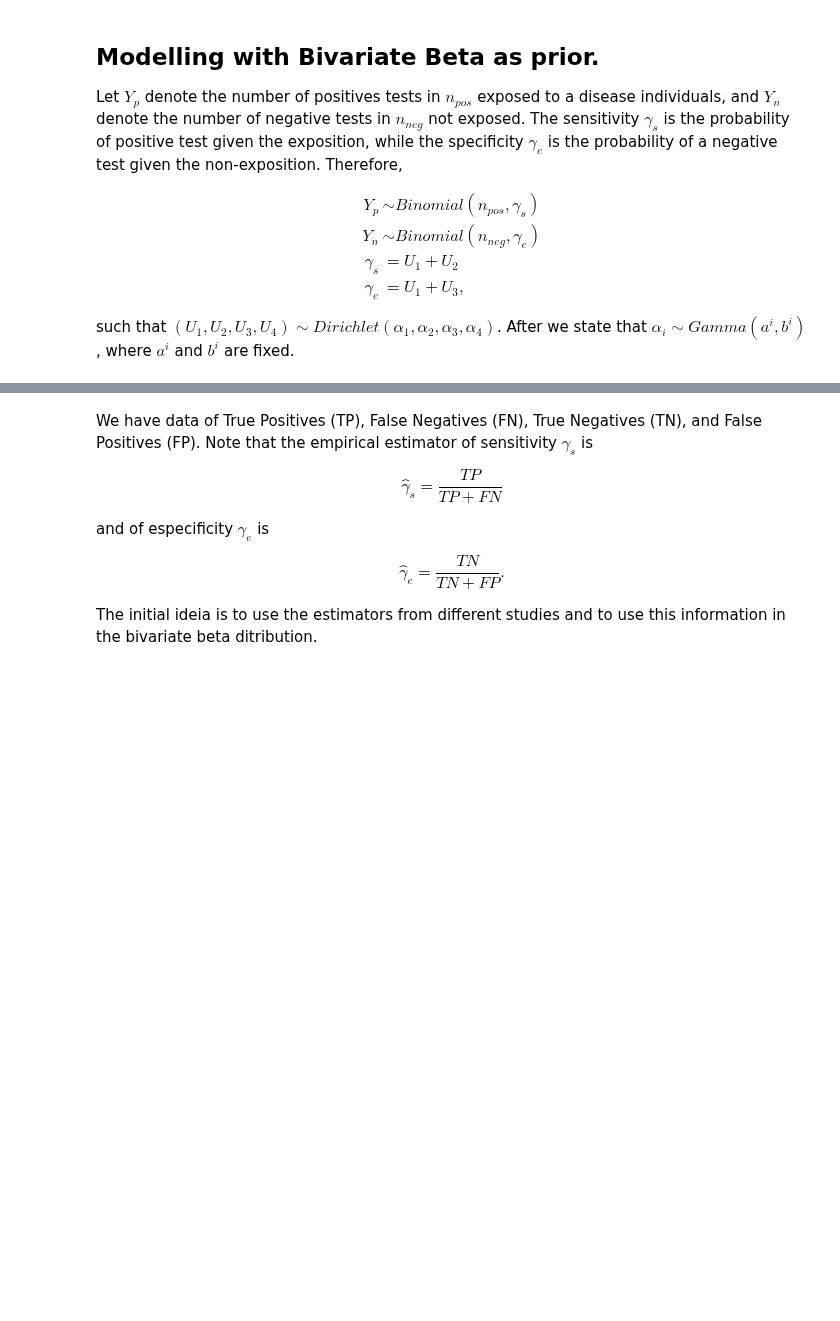
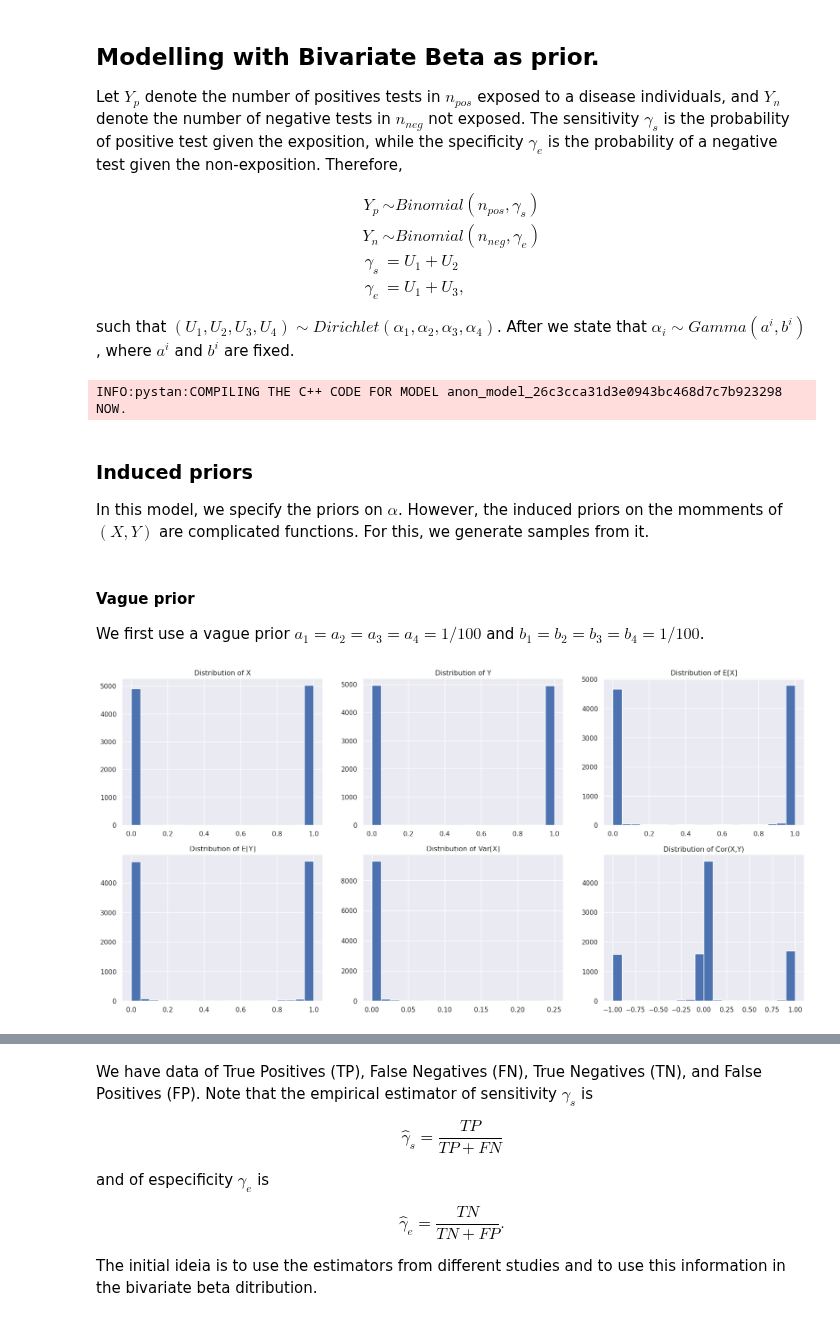
Before and after one commit to lucasmoschen/rds-bayesian-analysis-tcc, a Jupyter notebook: exercises/spec_sens/bivariate_diagnose_analysis.ipynb, the cells around one changed output, grey strips where cells are left out. Saved outputs shown, nothing was run; the diff lists cells and outputs as text; code cells hidden in the pictures; blank space fills up the shorter version.

Commit message:
preliminary analysis beta

```diff
--- a/exercises/spec_sens/bivariate_diagnose_analysis.ipynb
+++ b/exercises/spec_sens/bivariate_diagnose_analysis.ipynb
@@ -91,0 +117,54 @@ such that $(U_1, U_2, U_3, U_4) \sim Dirichlet(\alpha_1, \alpha_2, \alpha_3, \al
+# %%
+if compiled:
+    sm = pickle.load(open('spec_sens_model.pkl', 'rb'))
+else:
+    sm = ps.StanModel(file = 'spec_sens_model.stan')
+    with open('spec_sens_model.pkl', 'wb') as f:
+        pickle.dump(sm, f)
+# %% [output]
+INFO:pystan:COMPILING THE C++ CODE FOR MODEL anon_model_26c3cca31d3e0943bc468d7c7b923298 NOW.
+# %% [markdown]
+### Induced priors
+
+In this model, we specify the priors on $\alpha$. However, the induced priors on the momments of $(X,Y)$ are complicated functions. For this, we generate samples from it.
+# %%
+def prior_distributions(a, b, samples = 5000):
+
+    Z = [loggamma(c = a[i]).rvs(size = samples) for i in range(4)]
+    alpha = [np.exp(Z[i])/b[i] for i in range(4)]
+
+    X = np.random.beta(alpha[0] + alpha[1], alpha[2] + alpha[3])
+    Y = np.random.beta(alpha[0] + alpha[2], alpha[1] + alpha[3])
+
+    E_X, E_Y, Var_X, Var_Y, Cor_XY = moments_calculus(alpha)
+
+    return (X, Y, E_X, E_Y, Var_X, Var_Y, Cor_XY)
+# %% [markdown]
+#### Vague prior
+
+We first use a vague prior $a_1 = a_2 = a_3 = a_4 = 1/100$ and $b_1 = b_2 = b_3 = b_4 = 1/100$.
+# %%
+a = np.repeat(1/100, 4)
+b = np.repeat(1/100, 4)
+
+X, Y, E_X, E_Y, Var_X, Var_Y, Cor_XY = prior_distributions(a, b, samples = 10000)
+# %%
+fig, ax = plt.subplots(2,3, figsize = (21,10))
+
+ax[0,0].hist(X, bins = 20)
+ax[0,1].hist(Y, bins = 20)
+ax[0,2].hist(E_X, bins = 20)
+ax[1,0].hist(E_Y, bins = 20)
+ax[1,1].hist(Var_X, bins = 20)
+ax[1,2].hist(Cor_XY, bins = 20)
+
+ax[0,0].set_title('Distribution of X')
+ax[0,1].set_title('Distribution of Y')
+ax[0,2].set_title('Distribution of E[X]')
+ax[1,0].set_title('Distribution of E[Y]')
+ax[1,1].set_title('Distribution of Var[X]')
+ax[1,2].set_title('Distribution of Cor(X,Y)')
+
+plt.show()
+# %% [output]
+[figure, added]
```
Also changed, not shown: parts of 12 cells of this notebook, 2 other files.
